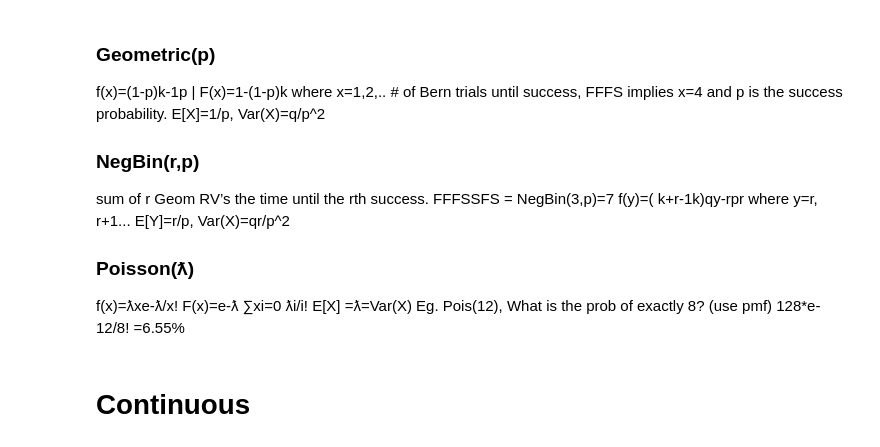
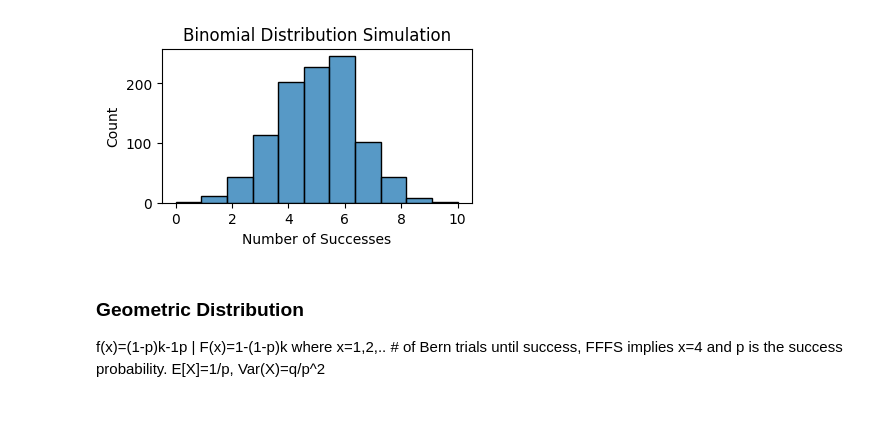
Before and after one commit to Jordanbarker/jordanbarker.github.io, a Jupyter notebook: Distributions.ipynb, the cells around one changed output. Cells and saved outputs as stored; diff of their text form; code cells hidden in the pictures; blank space fills up the shorter version.

```diff
--- a/Distributions.ipynb
+++ b/Distributions.ipynb
@@ -39,18 +54,20 @@ Successes: 714, Failures: 286
 (n,p), f(y)=( nk )Pyqn-y where y=# of successes. E[Y]=np, Var(Y)=npq
+# %%
+n = 10 # number of trials
+p = 0.5 # probability of getting a "success" (heads)
+num_simulations = 1000
+
+# generate random binomial distributed variables
+simulations = np.random.binomial(n=n, p=p, size=num_simulations)
+
+plt.figure(figsize=(4, 2))
+sns.histplot(simulations, bins=n+1, color='#1f77b4')
+plt.xlabel('Number of Successes')
+plt.ylabel('Count')
+plt.title('Binomial Distribution Simulation')
+plt.show()
+# %% [output]
+[figure, added]
 # %% [markdown]
-
-### Geometric(p)
+### Geometric Distribution <a name="geometric-distribution"></a>
 f(x)=(1-p)k-1p | F(x)=1-(1-p)k where x=1,2,.. # of Bern trials until success, FFFS implies x=4 and p is the success probability.  E[X]=1/p, Var(X)=q/p^2
-
-### NegBin(r,p)
-sum of r Geom RV’s the time until the rth success. FFFSSFS = NegBin(3,p)=7
-f(y)=( k+r-1k)qy-rpr where y=r, r+1...
-E[Y]=r/p, Var(X)=qr/p^2
-
-### Poisson(ƛ)
-f(x)=ƛxe-ƛ/x!  F(x)=e-ƛ ∑xi=0 ƛi/i!
-E[X] =ƛ=Var(X)
-Eg. Pois(12), What is the prob of exactly 8?
-   (use pmf) 128*e-12/8! =6.55%
-# %% [markdown]
-# Continuous
```
Also changed, not shown: parts of 19 cells of this notebook, 2 other files.
